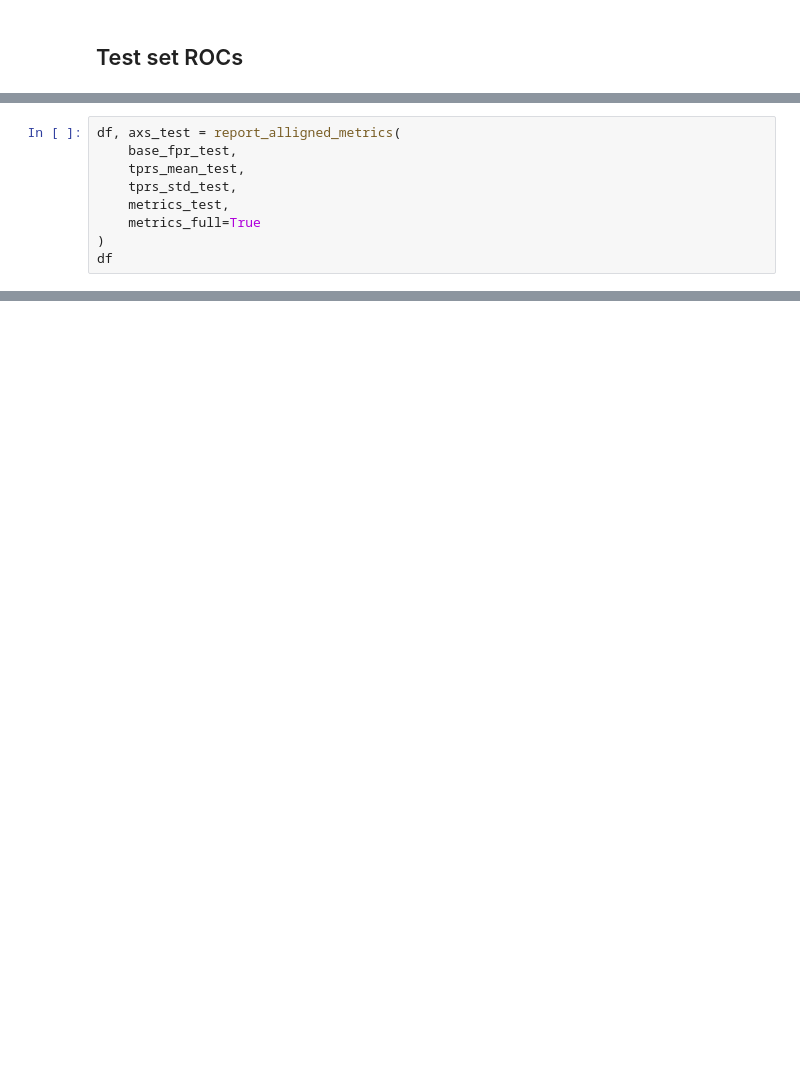
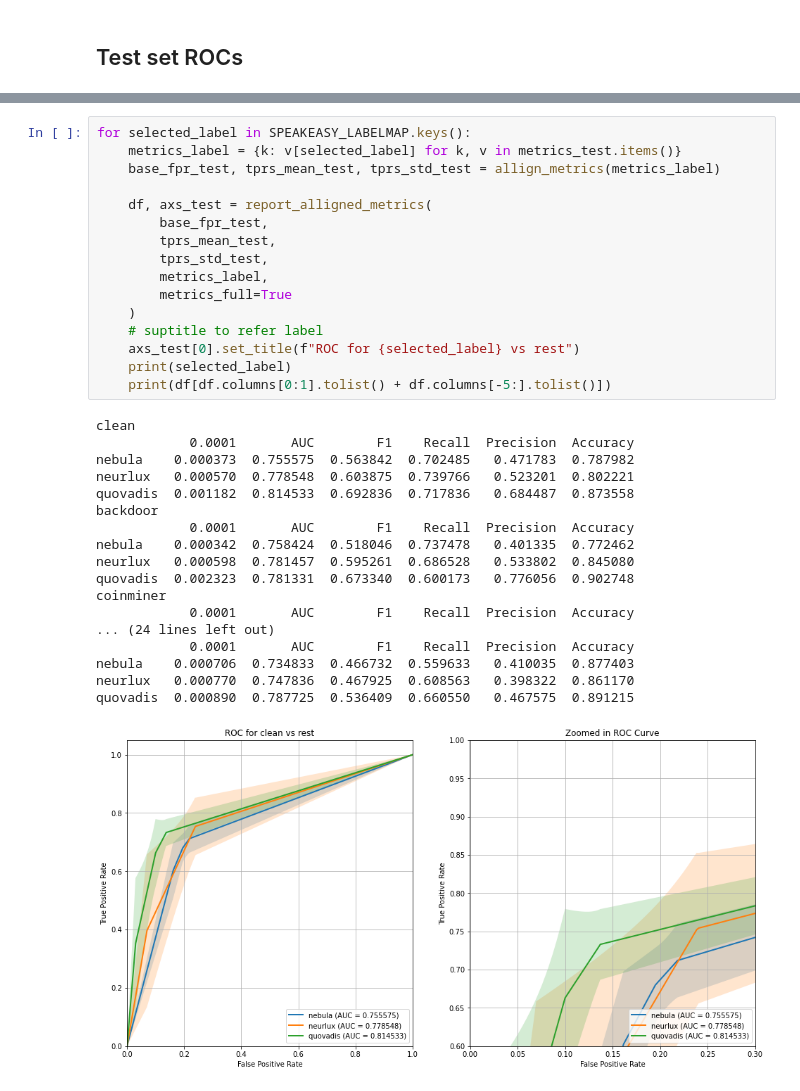
Before and after one commit to dtrizna/nebula, a Jupyter notebook: evaluation/dynamic_sota/results_roc_speakeasy_multiclass.ipynb, the cells around one changed output, grey strips where cells are left out. Cells and saved outputs as stored; diff of their text form; blank space fills up the shorter version.

Commit message:
results on cruparamer tests with 5 folds

```diff
--- a/evaluation/dynamic_sota/results_roc_speakeasy_multiclass.ipynb
+++ b/evaluation/dynamic_sota/results_roc_speakeasy_multiclass.ipynb
@@ -238,9 +353,0 @@ Evaluating quovadis_split_2 | Size: 1448449...
-# %%
-df, axs_test = report_alligned_metrics(
-    base_fpr_test,
-    tprs_mean_test,
-    tprs_std_test,
-    metrics_test,
-    metrics_full=True
-)
-df
@@ -290,0 +354,35 @@ _ = fig.savefig(os.path.join(REPO_ROOT, "img", f"results_{'_'.join(RUN_NAME.spli
+# %%
+for selected_label in SPEAKEASY_LABELMAP.keys():
+    metrics_label = {k: v[selected_label] for k, v in metrics_test.items()}
+    base_fpr_test, tprs_mean_test, tprs_std_test = allign_metrics(metrics_label)
+
+    df, axs_test = report_alligned_metrics(
+        base_fpr_test,
+        tprs_mean_test,
+        tprs_std_test,
+        metrics_label,
+        metrics_full=True
+    )
+    # suptitle to refer label
+    axs_test[0].set_title(f"ROC for {selected_label} vs rest")
+    print(selected_label)
+    print(df[df.columns[0:1].tolist() + df.columns[-5:].tolist()])
+# %% [output]
+clean
+            0.0001       AUC        F1    Recall  Precision  Accuracy
+nebula    0.000373  0.755575  0.563842  0.702485   0.471783  0.787982
+neurlux   0.000570  0.778548  0.603875  0.739766   0.523201  0.802221
+quovadis  0.001182  0.814533  0.692836  0.717836   0.684487  0.873558
+backdoor
+            0.0001       AUC        F1    Recall  Precision  Accuracy
+nebula    0.000342  0.758424  0.518046  0.737478   0.401335  0.772462
+neurlux   0.000598  0.781457  0.595261  0.686528   0.533802  0.845080
+quovadis  0.002323  0.781331  0.673340  0.600173   0.776056  0.902748
+coinminer
+            0.0001       AUC        F1    Recall  Precision  Accuracy
+... (24 lines left out)
+            0.0001       AUC        F1    Recall  Precision  Accuracy
+nebula    0.000706  0.734833  0.466732  0.559633   0.410035  0.877403
+neurlux   0.000770  0.747836  0.467925  0.608563   0.398322  0.861170
+quovadis  0.000890  0.787725  0.536409  0.660550   0.467575  0.891215
+[figure, added]
```
Also changed, not shown: parts of 8 cells of this notebook, 22 other files.
